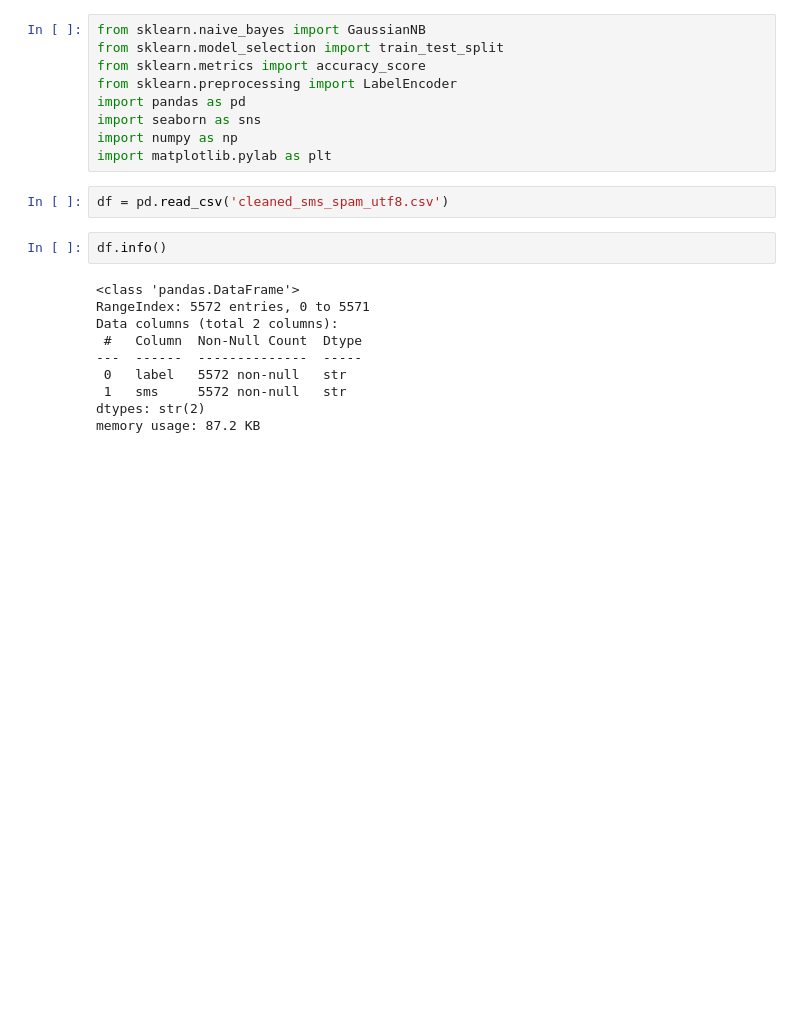
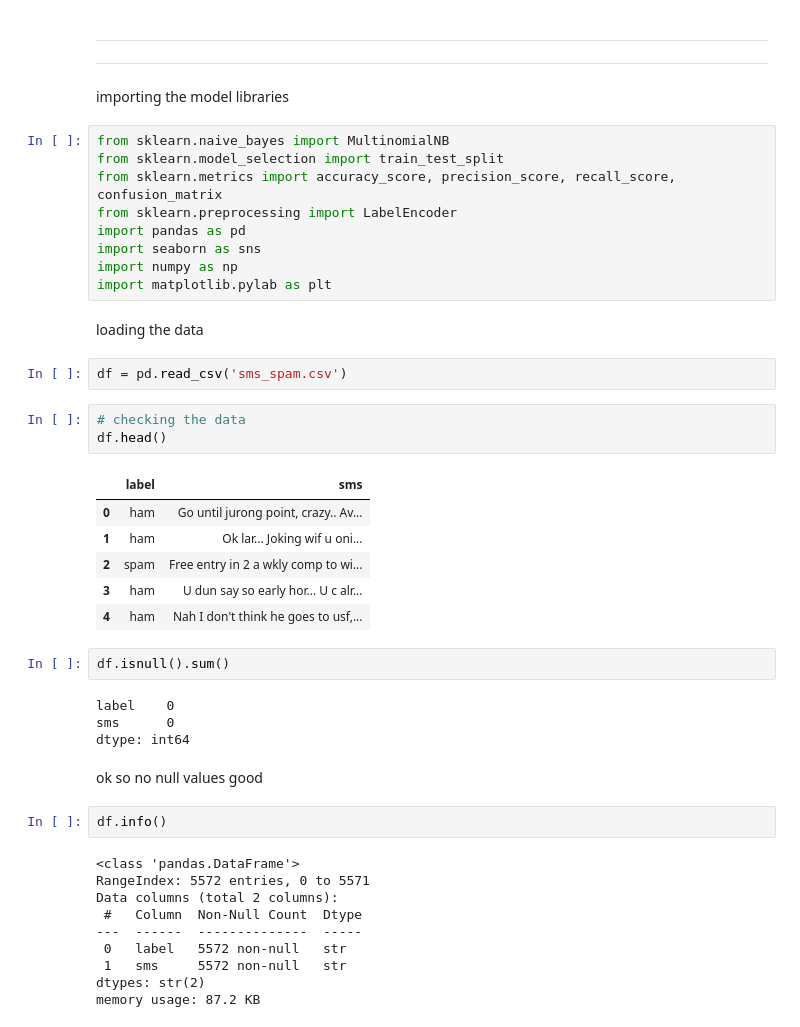
Before and after one commit to ahmadktk1/universitycode, a Jupyter notebook: MLlab/lab7/Ahmad_26104004_lab7_task1.ipynb, the cells around one changed output. Cells and saved outputs as stored; diff of their text form; blank space fills up the shorter version.

```diff
--- a/MLlab/lab7/practice.ipynb
+++ b/MLlab/lab7/Ahmad_26104004_lab7_task1.ipynb
@@ -9,14 +15,39 @@ ___
+# %% [markdown]
+___
+___
+# %% [markdown]
+importing the model libraries
 # %%
-from sklearn.naive_bayes import GaussianNB
+from sklearn.naive_bayes import MultinomialNB
 from sklearn.model_selection import train_test_split
-from sklearn.metrics import accuracy_score
+from sklearn.metrics import accuracy_score, precision_score, recall_score, confusion_matrix
 from sklearn.preprocessing import LabelEncoder
 import pandas as pd
 import seaborn as sns
 import numpy as np
 import matplotlib.pylab as plt
+# %% [markdown]
+loading the data
 # %%
-df = pd.read_csv('cleaned_sms_spam_utf8.csv')
+df = pd.read_csv('sms_spam.csv')
+# %%
+# checking the data
+df.head()
+# %% [output]
+|  | label | sms |
+| 0 | ham | Go until jurong point, crazy.. Av... |
+| 1 | ham | Ok lar... Joking wif u oni... |
+| 2 | spam | Free entry in 2 a wkly comp to wi... |
+| 3 | ham | U dun say so early hor... U c alr... |
+| 4 | ham | Nah I don't think he goes to usf,... |
+# %%
+df.isnull().sum()
+# %% [output]
+label    0
+sms      0
+dtype: int64
+# %% [markdown]
+ok so no null values good
 # %%
 df.info()
 # %% [output]
```
Also changed, not shown: parts of 29 cells of this notebook, 3 other files.
